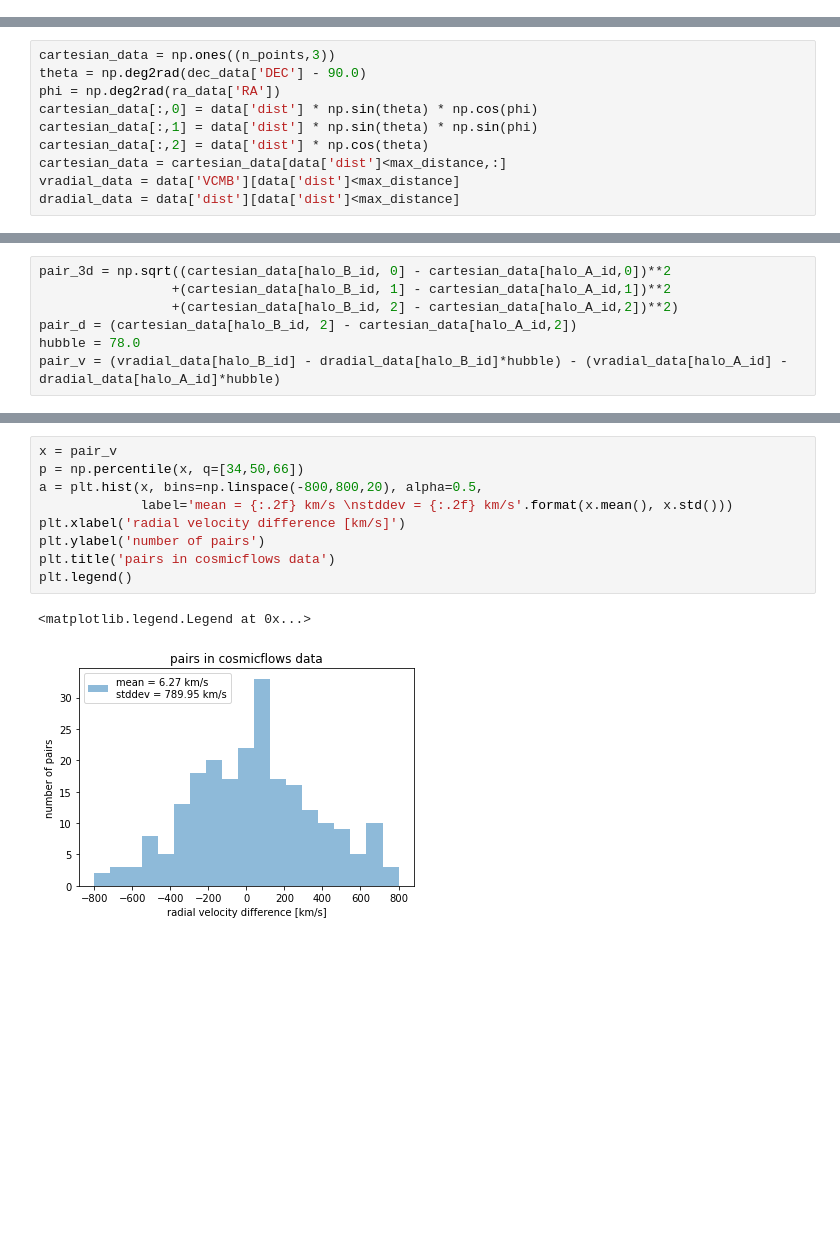
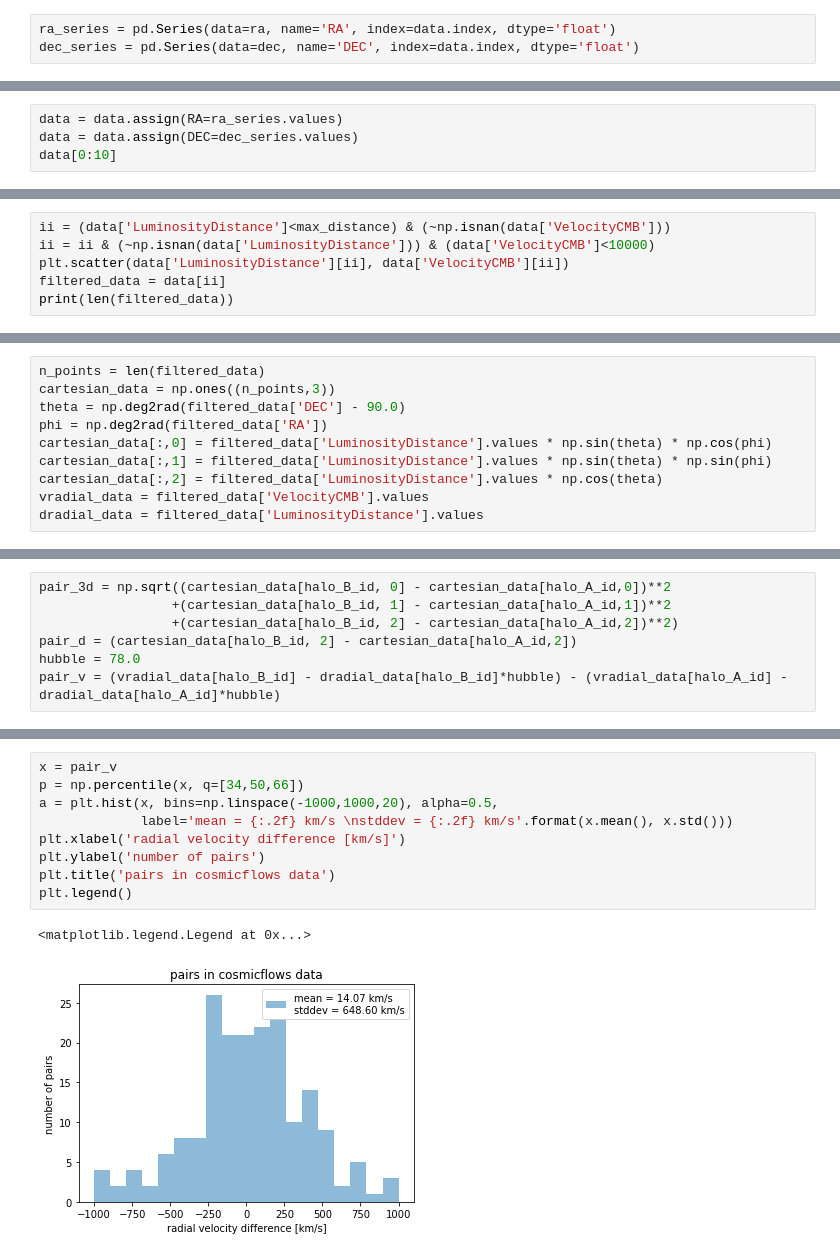
Before and after one commit to forero/LGModGrav, a Jupyter notebook: code/cosmic_flows.ipynb, the cells around one changed output, grey strips where cells are left out. Cells and saved outputs as stored; diff of their text form; blank space fills up the shorter version.

Commit message:
updated velocity data

```diff
--- a/code/cosmic_flows.ipynb
+++ b/code/cosmic_flows.ipynb
@@ -54,0 +51,3 @@ for i in range(n_points):
+# %%
+ra_series = pd.Series(data=ra, name='RA', index=data.index, dtype='float')
+dec_series = pd.Series(data=dec, name='DEC', index=data.index, dtype='float')
@@ -54,0 +59,4 @@ for i in range(n_points):
+# %%
+data = data.assign(RA=ra_series.values)
+data = data.assign(DEC=dec_series.values)
+data[0:10]
@@ -61 +83,7 @@ print(len(ra_data['RA'][data['dist']<max_distance]))
 [figure]
+# %%
+ii = (data['LuminosityDistance']<max_distance) & (~np.isnan(data['VelocityCMB']))
+ii = ii & (~np.isnan(data['LuminosityDistance'])) & (data['VelocityCMB']<10000)
+plt.scatter(data['LuminosityDistance'][ii], data['VelocityCMB'][ii])
+filtered_data = data[ii]
+print(len(filtered_data))
@@ -62,13 +93,13 @@ print(len(ra_data['RA'][data['dist']<max_distance]))
 # %%
+n_points = len(filtered_data)
 cartesian_data = np.ones((n_points,3))
-theta = np.deg2rad(dec_data['DEC'] - 90.0)
-phi = np.deg2rad(ra_data['RA'])
-cartesian_data[:,0] = data['dist'] * np.sin(theta) * np.cos(phi)
-cartesian_data[:,1] = data['dist'] * np.sin(theta) * np.sin(phi)
-cartesian_data[:,2] = data['dist'] * np.cos(theta)
-cartesian_data = cartesian_data[data['dist']<max_distance,:]
-vradial_data = data['VCMB'][data['dist']<max_distance]
-dradial_data = data['dist'][data['dist']<max_distance]
+theta = np.deg2rad(filtered_data['DEC'] - 90.0)
+phi = np.deg2rad(filtered_data['RA'])
+cartesian_data[:,0] = filtered_data['LuminosityDistance'].values * np.sin(theta) * np.cos(phi)
+cartesian_data[:,1] = filtered_data['LuminosityDistance'].values * np.sin(theta) * np.sin(phi)
+cartesian_data[:,2] = filtered_data['LuminosityDistance'].values * np.cos(theta)
+vradial_data = filtered_data['VelocityCMB'].values
+dradial_data = filtered_data['LuminosityDistance'].values
 # %%
 plt.scatter(dradial_data, vradial_data, s=1.0)
 # %% [output]
@@ -211,12 +248,12 @@ median delta_d_radial 0.02537703681852932 sigma 1.352255758319047
 # %%
 x = pair_v
 p = np.percentile(x, q=[34,50,66])
-a = plt.hist(x, bins=np.linspace(-800,800,20), alpha=0.5,
+a = plt.hist(x, bins=np.linspace(-1000,1000,20), alpha=0.5,
              label='mean = {:.2f} km/s \nstddev = {:.2f} km/s'.format(x.mean(), x.std()))
 plt.xlabel('radial velocity difference [km/s]')
 plt.ylabel('number of pairs')
 plt.title('pairs in cosmicflows data')
 plt.legend()
 # %% [output]
 <matplotlib.legend.Legend at 0x...>
-[figure, old version]
+[figure, new version]
```
Also changed, not shown: parts of 27 cells of this notebook.
